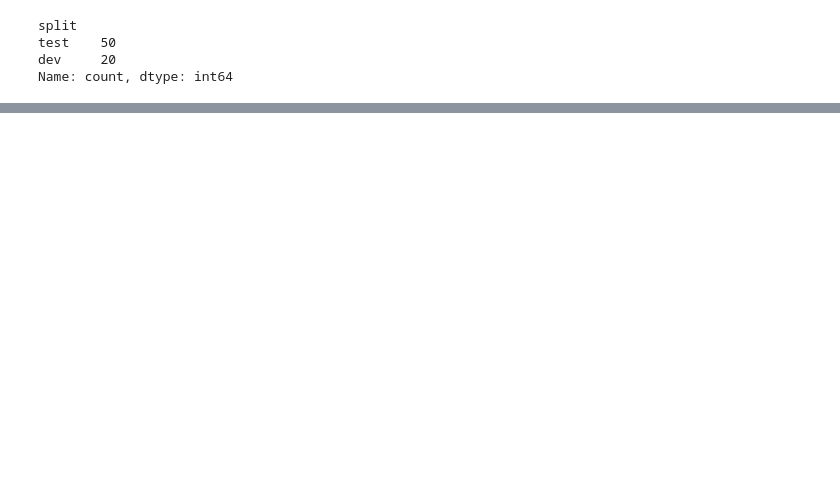
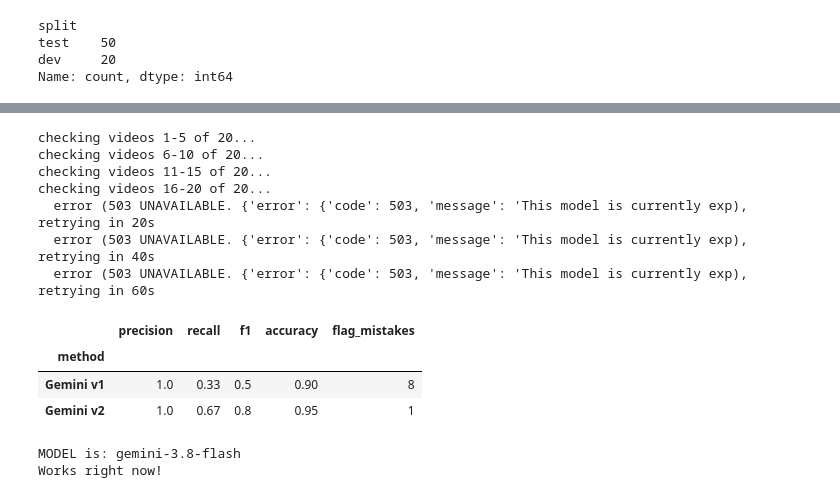
Before and after one commit to seeuny2022-commits/finflag, a Jupyter notebook: Seeun_PARK_FinFlag.ipynb, the cells around one changed output, grey strips where cells are left out. Cells and saved outputs as stored; diff of their text form; code cells hidden in the pictures; blank space fills up the shorter version.

```diff
--- a/Seeun_PARK_FinFlag.ipynb
+++ b/Seeun_PARK_FinFlag.ipynb
@@ -112,0 +312,18 @@ Name: count, dtype: int64
+# %%
+PROMPT_V2 = PROMPT_V1.replace(
+    "- If the text is garbled or just one short sentence, mark everything false.",
+    """- If the text is garbled or just one short sentence, mark everything false.
+- Judge EACH flag separately. A video can be cautious overall and still contain one red flag.
+- Any real downside counts as mentioning risk, including business problems such as rising costs,
+  competition, slowing growth, debt or a high valuation.
+- Generic advice like "do your own research" is NOT mentioning a risk.
+- The creator's plans to buy ("I'll probably start buying under $50") count as a recommendation.
+- URGENCY also counts when the pressure is to buy the creator's own product ("sign up now").
+- PROMOTION needs an invitation to the viewer to join or buy. Thanking existing members does not count.
+- ALL_IN includes ANY options strategy presented as something to do, including selling puts or calls.""")
+
+PROMPT_V2 = PROMPT_V2.replace(
+    "explaining whether it is safe to act on this video.",
+    "describing which red flags were found, or that none were found. Do not decide safety yourself.")
+
+print(PROMPT_V2[:2000])
@@ -112,0 +348,32 @@ Name: count, dtype: int64
+# %%
+dev_v2 = run(dev, PROMPT_V2, "v2")
+
+def flag_mistakes(res):
+    return int(sum((res[f] != res["pred_" + f]).sum() for f in FLAGS))
+
+pd.DataFrame([
+    {**report("Gemini v1", dev_v1.RISKY, dev_v1.pred_RISKY), "flag_mistakes": flag_mistakes(dev_v1)},
+    {**report("Gemini v2", dev_v2.RISKY, dev_v2.pred_RISKY), "flag_mistakes": flag_mistakes(dev_v2)},
+]).set_index("method")
+# %% [output]
+checking videos 1-5 of 20...
+checking videos 6-10 of 20...
+checking videos 11-15 of 20...
+checking videos 16-20 of 20...
+  error (503 UNAVAILABLE. {'error': {'code': 503, 'message': 'This model is currently exp), retrying in 20s
+  error (503 UNAVAILABLE. {'error': {'code': 503, 'message': 'This model is currently exp), retrying in 40s
+  error (503 UNAVAILABLE. {'error': {'code': 503, 'message': 'This model is currently exp), retrying in 60s
+|  | precision | recall | f1 | accuracy | flag_mistakes |
+| method |  |  |  |  |  |
+| Gemini v1 | 1.0 | 0.33 | 0.5 | 0.90 | 8 |
+| Gemini v2 | 1.0 | 0.67 | 0.8 | 0.95 | 1 |
+# %%
+print("MODEL is:", MODEL)
+try:
+    client.models.generate_content(model=MODEL, contents="Reply with just: OK")
+    print("Works right now!")
+except Exception as e:
+    print(e)
+# %% [output]
+MODEL is: gemini-3.8-flash
+Works right now!
```
Also changed, not shown: parts of 15 cells of this notebook.
